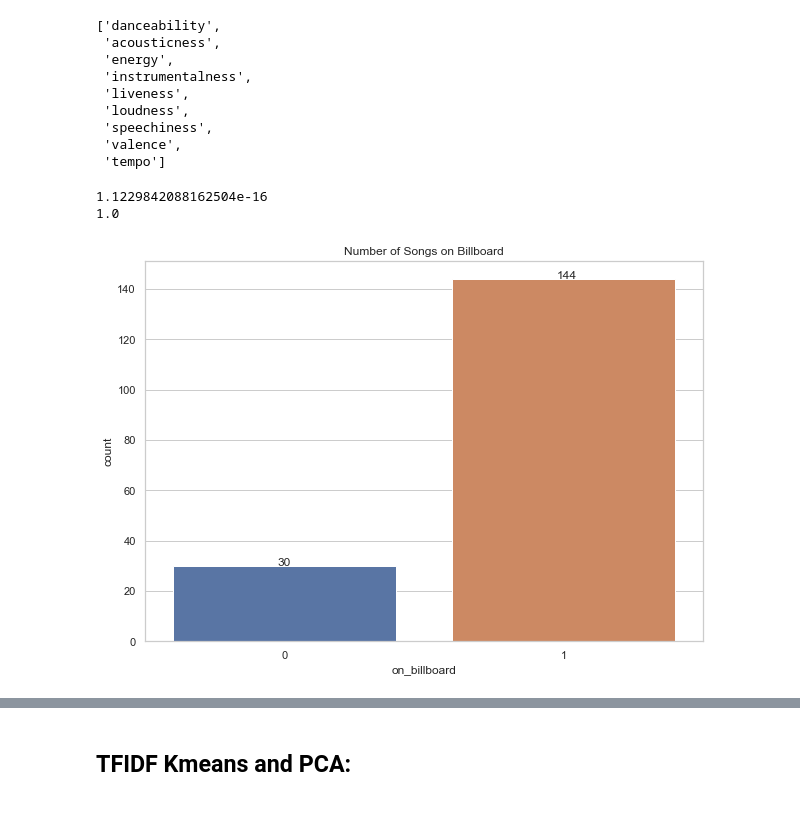
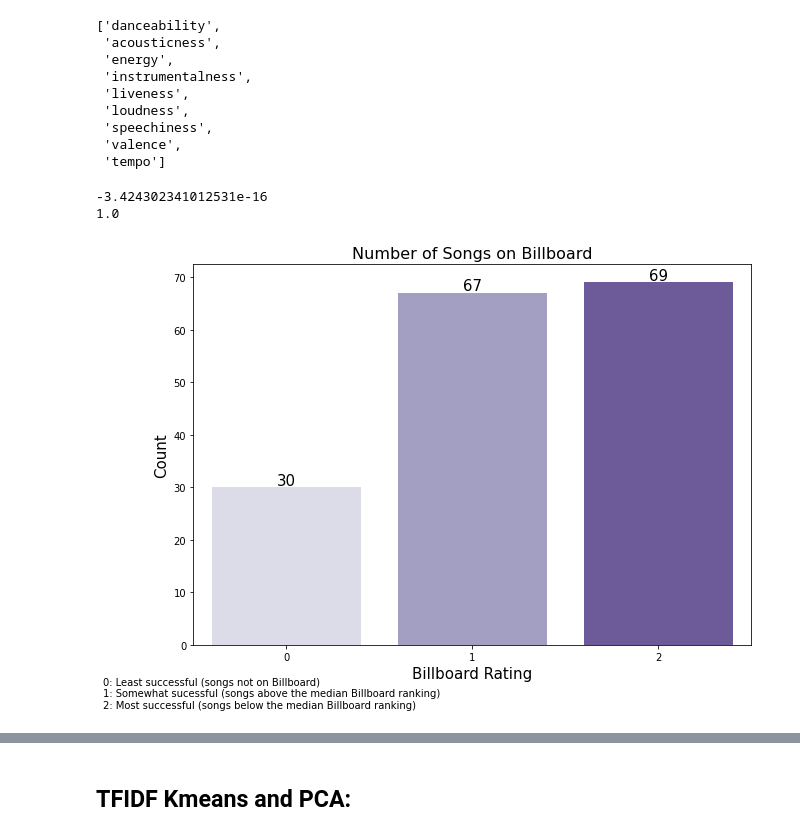
Before and after one commit to scharfsteina/BigDataFinalProject, a Jupyter notebook: analysis.ipynb, the cells around one changed output, grey strips where cells are left out. Cells and saved outputs as stored; diff of their text form; code cells hidden in the pictures.

```diff
--- a/analysis.ipynb
+++ b/analysis.ipynb
@@ -26,10 +29,9 @@ data
 # %%
 # get subset of relevant spotify features + billboard binary
-temp = data.iloc[:,6:15]
-temp['album'] = data['album']
-temp['on_billboard'] = data.iloc[:,-1]
-data = temp
-features = list(data.columns)
+spotify = data.iloc[:,6:15]
+spotify['album'] = data['album']
+spotify['billboard_rating'] = data.iloc[:,-1]
+features = list(spotify.columns)
 del features[len(features) - 2:]
 features
 # %% [output]
@@ -45,20 +47,26 @@ features
 # %%
 # Normalizing columns
 for f in features:
-    data[f] = (data[f]- data[f].mean()) / data[f].std()
+    spotify[f] = (spotify[f]- spotify[f].mean()) / spotify[f].std()
 
-print((data[features[0]]).mean()) # should be ~ zero
-print((data[features[0]]).std()) # should be ~ 1
+print((spotify[features[0]]).mean()) # should be ~ zero
+print((spotify[features[0]]).std()) # should be ~ 1
 # %% [output]
-1.1229842088162504e-16
+-3.424302341012531e-16
 1.0
+# %%
+X = np.array(spotify[features])
+y = np.array(spotify["billboard_rating"])
+X_train, X_test, y_train, y_test = train_test_split(X, y, test_size=0.3)
 # %%
-sns.set_theme(style="whitegrid")
 plt.figure(figsize = (10,7))
-ax = sns.countplot(x=data['on_billboard'])
-for p, label in zip(ax.patches, data['on_billboard'].value_counts(ascending=True)):
-    ax.annotate(label, (p.get_x()+0.375, p.get_height()+0.15))
-plt.title("Number of Songs on Billboard")
+ax = sns.countplot(x=y, palette="Purples")
+for p, label in zip(ax.patches, spotify["billboard_rating"].value_counts(ascending=True)):
+    ax.annotate(label, ((p.get_x()+p.get_width()/2)-.05, p.get_height()+0.5), fontsize = 15)
+plt.title("Number of Songs on Billboard",fontsize = 16)
+plt.xlabel("Billboard Rating", fontsize = 15)
+plt.ylabel("Count", fontsize = 15)
+plt.figtext(0,0,"0: Least successful (songs not on Billboard)\n1: Somewhat sucessful (songs above the median Billboard ranking)\n2: Most successful (songs below the median Billboard ranking)")
 plt.show()
 # %% [output]
-[figure, old version]
+[figure, new version]
```
Also changed, not shown: parts of 28 cells of this notebook, 9 other files.
